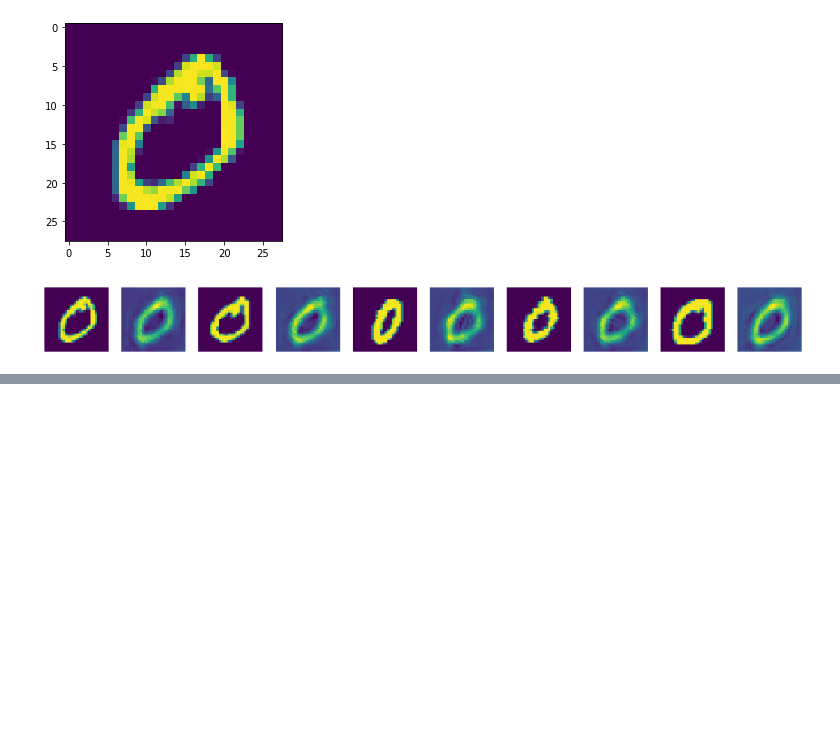
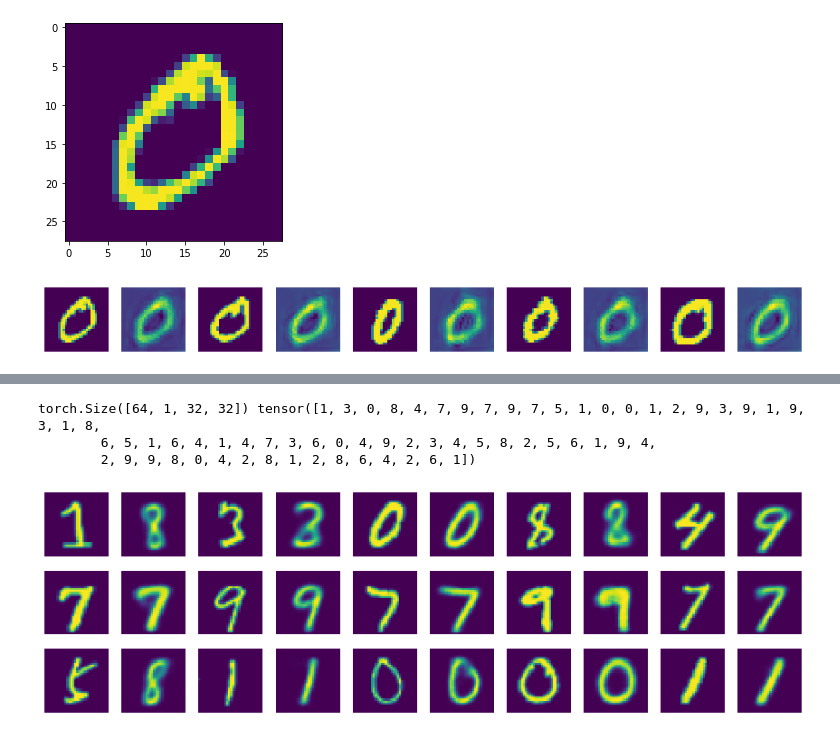
Before and after one commit to mIXs222/neuode, a Jupyter notebook: scripts/MNIST_neuode.ipynb, the cells around one changed output, grey strips where cells are left out. Saved outputs shown, nothing was run; the diff lists cells and outputs as text; code cells hidden in the pictures; blank space fills up the shorter version.

Commit message:
Implement vae model for dim reduction

```diff
--- a/scripts/MNIST_neuode.ipynb
+++ b/scripts/MNIST_neuode.ipynb
@@ -194,0 +221,10 @@ net.spec.max_num_step = 2000
+# %%
+mnist = torchvision.datasets.MNIST(DPATH, train=True, download=True,
+        transform=torchvision.transforms.Compose([
+            torchvision.transforms.Resize((32, 32)),
+            torchvision.transforms.ToTensor(),
+            # torchvision.transforms.Normalize((0.1307,), (0.3081,))
+    ]))
+mnist_loader = torch.utils.data.DataLoader(mnist, batch_size=BATCH_TRAIN_SIZE, shuffle=True)
+# %%
+vae = model_vae.generate_vae(mnist_loader, z_dim=64, nepoch=50, lr=0.1, verbose=True)
@@ -194,0 +249,25 @@ net.spec.max_num_step = 2000
+# %%
+img, label = next(iter(mnist_loader))
+print(img.shape, label)
+# %% [output]
+torch.Size([64, 1, 32, 32]) tensor([1, 3, 0, 8, 4, 7, 9, 7, 9, 7, 5, 1, 0, 0, 1, 2, 9, 3, 9, 1, 9, 3, 1, 8,
+        6, 5, 1, 6, 4, 1, 4, 7, 3, 6, 0, 4, 9, 2, 3, 4, 5, 8, 2, 5, 6, 1, 9, 4,
+        2, 9, 9, 8, 0, 4, 2, 8, 1, 2, 8, 6, 4, 2, 6, 1])
+# %%
+with torch.no_grad():
+    rcnst = vae(img).detach().numpy()
+
+NX = 30  # <= 64
+NC, SZ = 5, 1.5
+NR = (NX - 1) // (2*NC) + 1
+fig, axes = plt.subplots(nrows=NR, ncols=2*NC, figsize=(2*NC*SZ, NR*SZ))
+axes = axes.flatten()
+axes0 = axes[::2]
+axes1 = axes[1::2]
+for i, ax0, ax1 in zip(range(NX), axes0, axes1):
+    ax0.imshow(img[i, 0, ...])
+    ax1.imshow(rcnst[i, 0, ...])
+for ax in axes:
+    ax.axis('off')
+# %% [output]
+[figure, added]
```
Also changed, not shown: parts of 8 cells of this notebook, 4 other files.
